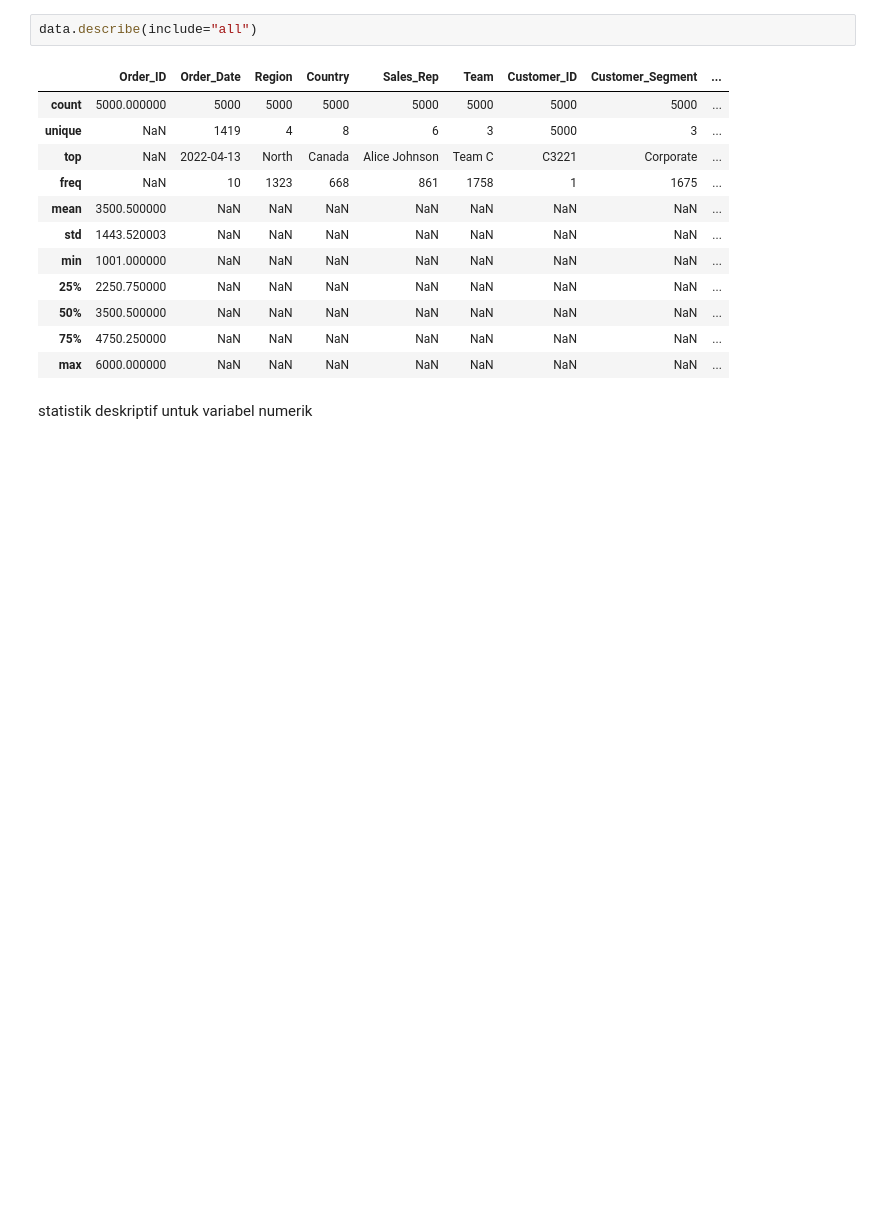
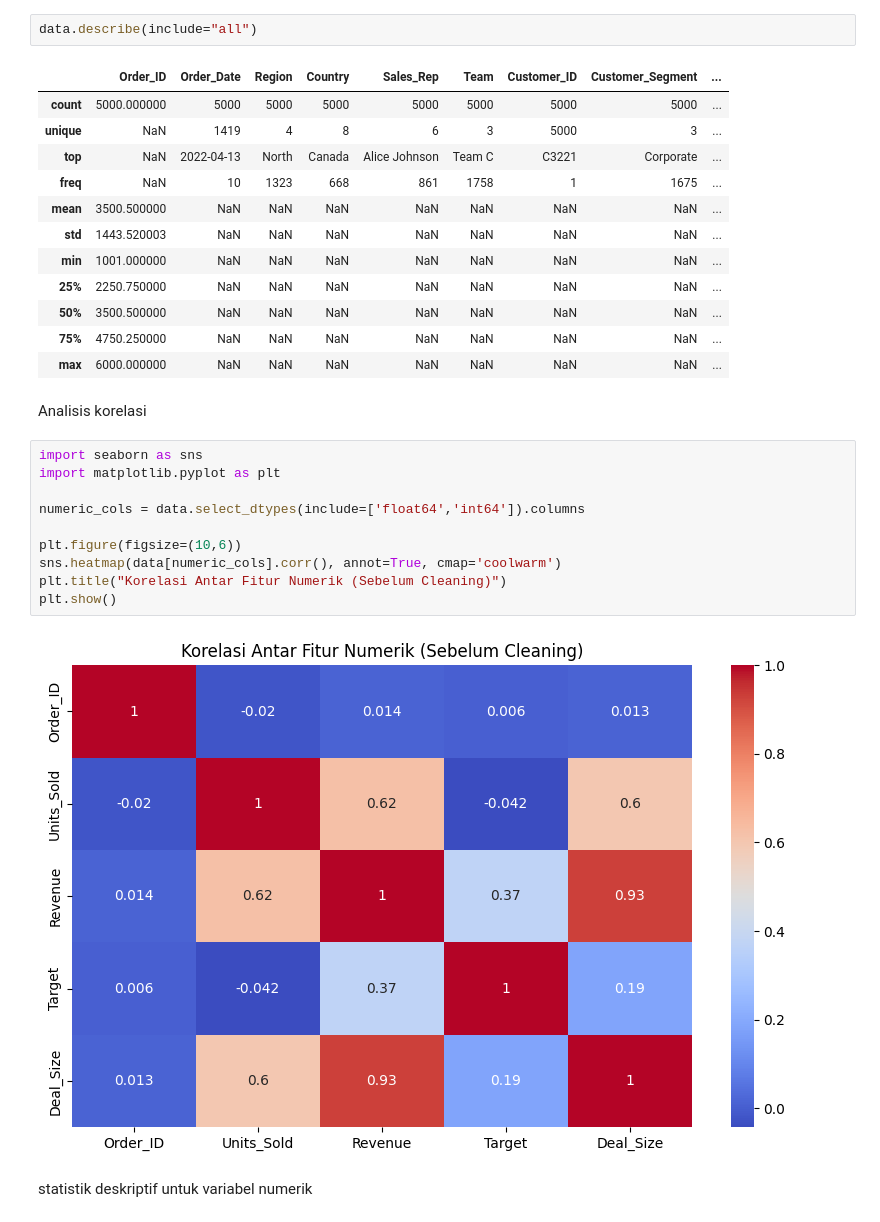
Before and after one commit to Rio-prst/MarketSalesDataAnalysis, a Jupyter notebook: final_project.ipynb, the cells around one changed output. Drawn from its saved outputs; the diff is of its cells as text; blank space fills up the shorter version.

```diff
--- a/final_project.ipynb
+++ b/final_project.ipynb
@@ -49,6 +49,20 @@ data.describe(include="all")
 | 50% | 3500.500000 | NaN | NaN | NaN | NaN | NaN | NaN | NaN | ... |
 | 75% | 4750.250000 | NaN | NaN | NaN | NaN | NaN | NaN | NaN | ... |
 | max | 6000.000000 | NaN | NaN | NaN | NaN | NaN | NaN | NaN | ... |
+# %% [markdown]
+Analisis korelasi
+# %%
+import seaborn as sns
+import matplotlib.pyplot as plt
+
+numeric_cols = data.select_dtypes(include=['float64','int64']).columns
+
+plt.figure(figsize=(10,6))
+sns.heatmap(data[numeric_cols].corr(), annot=True, cmap='coolwarm')
+plt.title("Korelasi Antar Fitur Numerik (Sebelum Cleaning)")
+plt.show()
+# %% [output]
+[figure, added]
 # %% [markdown]
 statistik deskriptif untuk variabel numerik
 # %%
```
Also changed, not shown: parts of 17 cells of this notebook, 3 other files.
